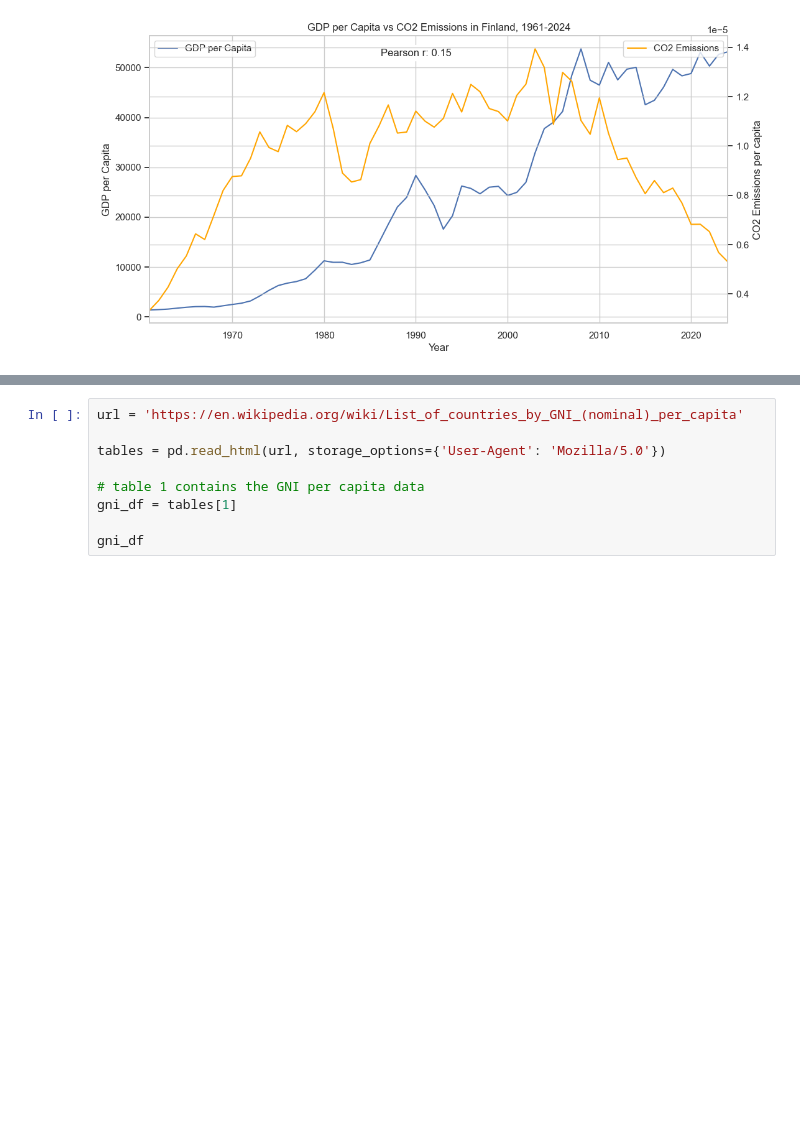
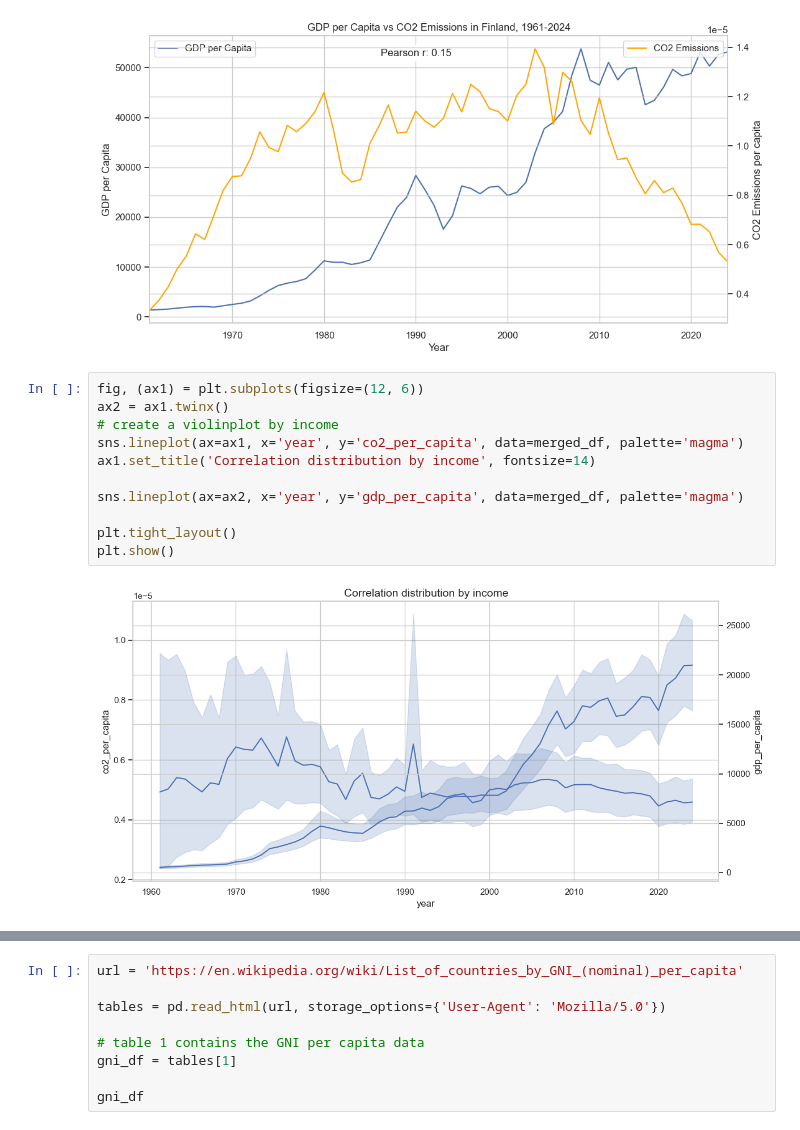
Before and after one commit to fabianfrank-dev/carbon_analysis, a Jupyter notebook: data_analytics_project.ipynb, the cells around one changed output, grey strips where cells are left out. Drawn from its saved outputs; the diff is of its cells as text; blank space fills up the shorter version.

Commit message:
Reworked the documentation and prepared a little visualisation option for now

```diff
--- a/data_analytics_project.ipynb
+++ b/data_analytics_project.ipynb
@@ -227,6 +250,19 @@ plt.title(f'GDP per Capita vs CO2 Emissions in {country}, {min_year}-{max_year}'
 plt.show()
 # %% [output]
 [figure]
+# %%
+fig, (ax1) = plt.subplots(figsize=(12, 6))
+ax2 = ax1.twinx()
+# create a violinplot by income
+sns.lineplot(ax=ax1, x='year', y='co2_per_capita', data=merged_df, palette='magma')
+ax1.set_title('Correlation distribution by income', fontsize=14)
+
+sns.lineplot(ax=ax2, x='year', y='gdp_per_capita', data=merged_df, palette='magma')
+
+plt.tight_layout()
+plt.show()
+# %% [output]
+[figure, added]
 # %% [markdown]
 ## Income Group Classification
 
```
Also changed, not shown: parts of 14 cells of this notebook.
